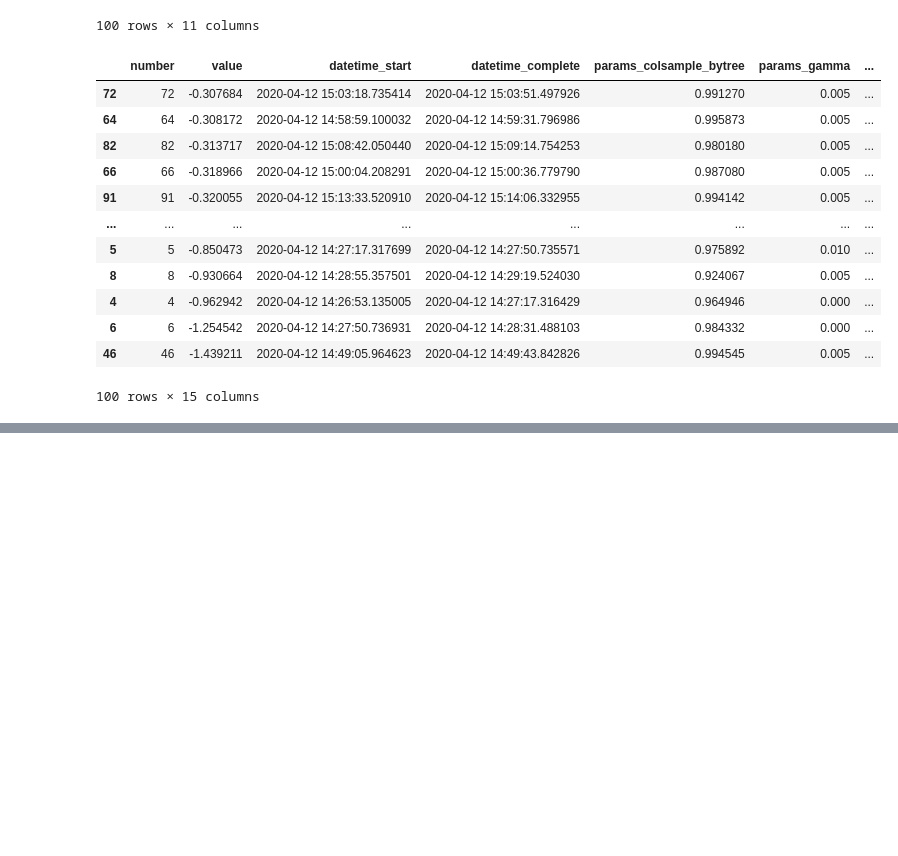
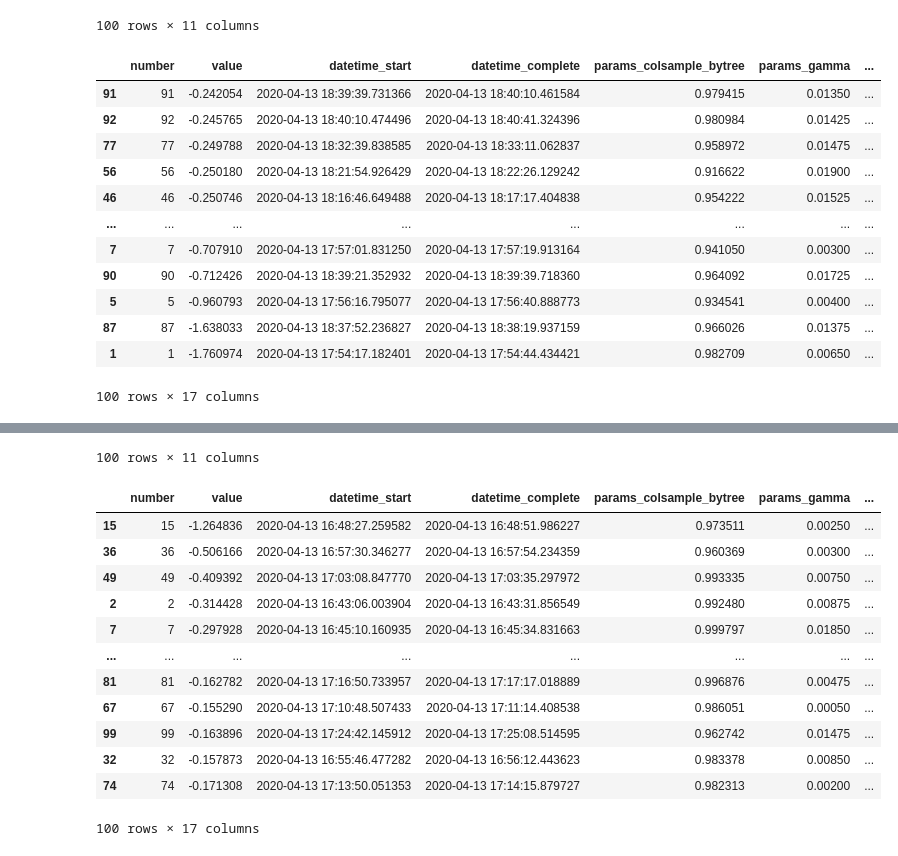
Before and after one commit to achmand/aml-crypto-graph, a Jupyter notebook: src/experiment_tuning_results_1.ipynb, the cells around one changed output, grey strips where cells are left out. Cells and saved outputs as stored; diff of their text form; code cells hidden in the pictures; blank space fills up the shorter version.

```diff
--- a/src/experiment_tuning_results_1.ipynb
+++ b/src/experiment_tuning_results_1.ipynb
@@ -17,52 +17,52 @@ study_tpexgb_LF_df = study_tpexgb_LF.trials_dataframe()
 display(study_tpexgb_LF_df[study_tpexgb_LF_df["state"] == "COMPLETE"].sort_values("value", ascending=False))
 
 # XGBOOST LF_NE
-# study_gsxgb_LFNE = util.read_pickle(experiment_1 + "gs_xgboost_LF_NE.pkl")
-# study_gsxgb_LFNE_df = study_gsxgb_LFNE.trials_dataframe()
-# display(study_gsxgb_LFNE_df[study_gsxgb_LFNE_df["state"] == "COMPLETE"].sort_values("value", ascending=False))
-# study_tpexgb_LFNE = util.read_pickle(experiment_1 + "tpe_xgboost_LF_NE.pkl")
-# study_tpexgb_LFNE_df = study_tpexgb_LFNE.trials_dataframe()
-# display(study_tpexgb_LFNE_df[study_tpexgb_LFNE_df["state"] == "COMPLETE"].sort_values("user_attrs_cv_std", ascending=False))
+study_gsxgb_LFNE = util.read_pickle(experiment_1 + "gs_xgboost_LF_NE.pkl")
+study_gsxgb_LFNE_df = study_gsxgb_LFNE.trials_dataframe()
+display(study_gsxgb_LFNE_df[study_gsxgb_LFNE_df["state"] == "COMPLETE"].sort_values("value", ascending=False))
+study_tpexgb_LFNE = util.read_pickle(experiment_1 + "tpe_xgboost_LF_NE.pkl")
+study_tpexgb_LFNE_df = study_tpexgb_LFNE.trials_dataframe()
+display(study_tpexgb_LFNE_df[study_tpexgb_LFNE_df["state"] == "COMPLETE"].sort_values("user_attrs_cv_std", ascending=False))
 
 # XGBOOST AF
 # study_gsxgb_AF = util.read_pickle(experiment_1 + "gs_xgboost_AF.pkl")
 # study_gsxgb_AF_df = study_gsxgb_AF.trials_dataframe()
 # display(study_gsxgb_AF_df[study_gsxgb_AF_df["state"] == "COMPLETE"].sort_values("value", ascending=False))
 # study_tpexgb_AF = util.read_pickle(experiment_1 + "tpe_xgboost_AF.pkl")
 # study_tpexgb_AF_df = study_tpexgb_AF.trials_dataframe()
 # display(study_tpexgb_AF_df[study_tpexgb_AF_df["state"] == "COMPLETE"].sort_values("value", ascending=False))
 
 # XGBOOST AF_NE
 # study_gsxgb_AFNE = util.read_pickle(experiment_1 + "gs_xgboost_AF_NE.pkl")
 # study_gsxgb_AFNE_df = study_gsxgb_AFNE.trials_dataframe()
 # display(study_gsxgb_AFNE_df[study_gsxgb_AFNE_df["state"] == "COMPLETE"].sort_values("value", ascending=False))
 # study_tpexgb_AFNE = util.read_pickle(experiment_1 + "tpe_xgboost_AF_NE.pkl")
 # study_tpexgb_AFNE_df = study_tpexgb_AFNE.trials_dataframe()
 # display(study_tpexgb_AFNE_df[study_tpexgb_AFNE_df["state"] == "COMPLETE"].sort_values("value", ascending=False))
 # %% [output]
 |  | number | value | datetime_start | datetime_complete | params_learning_rate | params_n_estimators | ... |
 | 87 | 87 | -0.562360 | 2020-04-12 14:09:22.112999 | 2020-04-12 14:09:55.958771 | 0.125 | 450 | ... |
 | 52 | 52 | -0.562646 | 2020-04-12 13:53:34.251295 | 2020-04-12 13:54:08.501153 | 0.200 | 475 | ... |
 | 27 | 27 | -0.563681 | 2020-04-12 13:42:21.358944 | 2020-04-12 13:42:52.004271 | 0.225 | 425 | ... |
 | 42 | 42 | -0.565372 | 2020-04-12 13:48:54.679859 | 2020-04-12 13:49:26.754059 | 0.125 | 425 | ... |
 | 66 | 66 | -0.568095 | 2020-04-12 14:00:35.631760 | 2020-04-12 14:01:11.971892 | 0.175 | 500 | ... |
 | ... | ... | ... | ... | ... | ... | ... | ... |
 | 25 | 25 | -0.762122 | 2020-04-12 13:41:44.894616 | 2020-04-12 13:41:54.785502 | 0.125 | 125 | ... |
 | 20 | 20 | -0.783182 | 2020-04-12 13:39:34.928699 | 2020-04-12 13:39:46.608785 | 0.100 | 150 | ... |
 | 58 | 58 | -0.803530 | 2020-04-12 13:56:03.317777 | 2020-04-12 13:56:13.323769 | 0.150 | 125 | ... |
 | 22 | 22 | -0.850280 | 2020-04-12 13:40:02.139134 | 2020-04-12 13:40:09.921697 | 0.100 | 100 | ... |
 | 41 | 41 | -0.877464 | 2020-04-12 13:48:46.670023 | 2020-04-12 13:48:54.676430 | 0.150 | 100 | ... |
 100 rows × 11 columns
 |  | number | value | datetime_start | datetime_complete | params_colsample_bytree | params_gamma | ... |
-| 72 | 72 | -0.307684 | 2020-04-12 15:03:18.735414 | 2020-04-12 15:03:51.497926 | 0.991270 | 0.005 | ... |
-| 64 | 64 | -0.308172 | 2020-04-12 14:58:59.100032 | 2020-04-12 14:59:31.796986 | 0.995873 | 0.005 | ... |
-| 82 | 82 | -0.313717 | 2020-04-12 15:08:42.050440 | 2020-04-12 15:09:14.754253 | 0.980180 | 0.005 | ... |
-| 66 | 66 | -0.318966 | 2020-04-12 15:00:04.208291 | 2020-04-12 15:00:36.779790 | 0.987080 | 0.005 | ... |
-| 91 | 91 | -0.320055 | 2020-04-12 15:13:33.520910 | 2020-04-12 15:14:06.332955 | 0.994142 | 0.005 | ... |
+| 91 | 91 | -0.242054 | 2020-04-13 18:39:39.731366 | 2020-04-13 18:40:10.461584 | 0.979415 | 0.01350 | ... |
+| 92 | 92 | -0.245765 | 2020-04-13 18:40:10.474496 | 2020-04-13 18:40:41.324396 | 0.980984 | 0.01425 | ... |
+| 77 | 77 | -0.249788 | 2020-04-13 18:32:39.838585 | 2020-04-13 18:33:11.062837 | 0.958972 | 0.01475 | ... |
+| 56 | 56 | -0.250180 | 2020-04-13 18:21:54.926429 | 2020-04-13 18:22:26.129242 | 0.916622 | 0.01900 | ... |
+| 46 | 46 | -0.250746 | 2020-04-13 18:16:46.649488 | 2020-04-13 18:17:17.404838 | 0.954222 | 0.01525 | ... |
 | ... | ... | ... | ... | ... | ... | ... | ... |
-| 5 | 5 | -0.850473 | 2020-04-12 14:27:17.317699 | 2020-04-12 14:27:50.735571 | 0.975892 | 0.010 | ... |
-| 8 | 8 | -0.930664 | 2020-04-12 14:28:55.357501 | 2020-04-12 14:29:19.524030 | 0.924067 | 0.005 | ... |
-| 4 | 4 | -0.962942 | 2020-04-12 14:26:53.135005 | 2020-04-12 14:27:17.316429 | 0.964946 | 0.000 | ... |
-| 6 | 6 | -1.254542 | 2020-04-12 14:27:50.736931 | 2020-04-12 14:28:31.488103 | 0.984332 | 0.000 | ... |
-| 46 | 46 | -1.439211 | 2020-04-12 14:49:05.964623 | 2020-04-12 14:49:43.842826 | 0.994545 | 0.005 | ... |
+| 7 | 7 | -0.707910 | 2020-04-13 17:57:01.831250 | 2020-04-13 17:57:19.913164 | 0.941050 | 0.00300 | ... |
+| 90 | 90 | -0.712426 | 2020-04-13 18:39:21.352932 | 2020-04-13 18:39:39.718360 | 0.964092 | 0.01725 | ... |
+| 5 | 5 | -0.960793 | 2020-04-13 17:56:16.795077 | 2020-04-13 17:56:40.888773 | 0.934541 | 0.00400 | ... |
+| 87 | 87 | -1.638033 | 2020-04-13 18:37:52.236827 | 2020-04-13 18:38:19.937159 | 0.966026 | 0.01375 | ... |
+| 1 | 1 | -1.760974 | 2020-04-13 17:54:17.182401 | 2020-04-13 17:54:44.434421 | 0.982709 | 0.00650 | ... |
-100 rows × 15 columns
+100 rows × 17 columns
@@ -69,2 +81,16 @@ display(study_tpexgb_LF_df[study_tpexgb_LF_df["state"] == "COMPLETE"].sort_value
+100 rows × 11 columns
+|  | number | value | datetime_start | datetime_complete | params_colsample_bytree | params_gamma | ... |
+| 15 | 15 | -1.264836 | 2020-04-13 16:48:27.259582 | 2020-04-13 16:48:51.986227 | 0.973511 | 0.00250 | ... |
+| 36 | 36 | -0.506166 | 2020-04-13 16:57:30.346277 | 2020-04-13 16:57:54.234359 | 0.960369 | 0.00300 | ... |
+| 49 | 49 | -0.409392 | 2020-04-13 17:03:08.847770 | 2020-04-13 17:03:35.297972 | 0.993335 | 0.00750 | ... |
+| 2 | 2 | -0.314428 | 2020-04-13 16:43:06.003904 | 2020-04-13 16:43:31.856549 | 0.992480 | 0.00875 | ... |
+| 7 | 7 | -0.297928 | 2020-04-13 16:45:10.160935 | 2020-04-13 16:45:34.831663 | 0.999797 | 0.01850 | ... |
+| ... | ... | ... | ... | ... | ... | ... | ... |
+| 81 | 81 | -0.162782 | 2020-04-13 17:16:50.733957 | 2020-04-13 17:17:17.018889 | 0.996876 | 0.00475 | ... |
+| 67 | 67 | -0.155290 | 2020-04-13 17:10:48.507433 | 2020-04-13 17:11:14.408538 | 0.986051 | 0.00050 | ... |
+| 99 | 99 | -0.163896 | 2020-04-13 17:24:42.145912 | 2020-04-13 17:25:08.514595 | 0.962742 | 0.01475 | ... |
+| 32 | 32 | -0.157873 | 2020-04-13 16:55:46.477282 | 2020-04-13 16:56:12.443623 | 0.983378 | 0.00850 | ... |
+| 74 | 74 | -0.171308 | 2020-04-13 17:13:50.051353 | 2020-04-13 17:14:15.879727 | 0.982313 | 0.00200 | ... |
+100 rows × 17 columns
 # %%
 # study_tpexgb_LF_df[study_tpexgb_LF_df["state"] == "COMPLETE"].sort_values("params_gamma", ascending=False)
```
Also changed, not shown: parts of 1 cell of this notebook, 24 other files.
